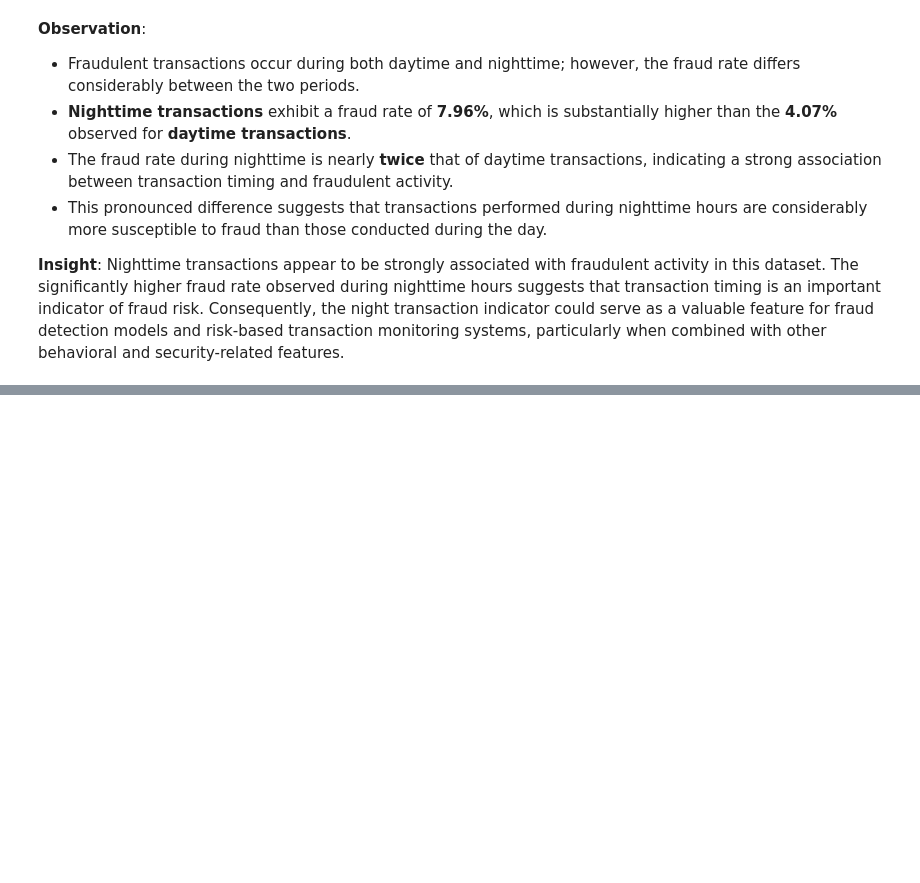
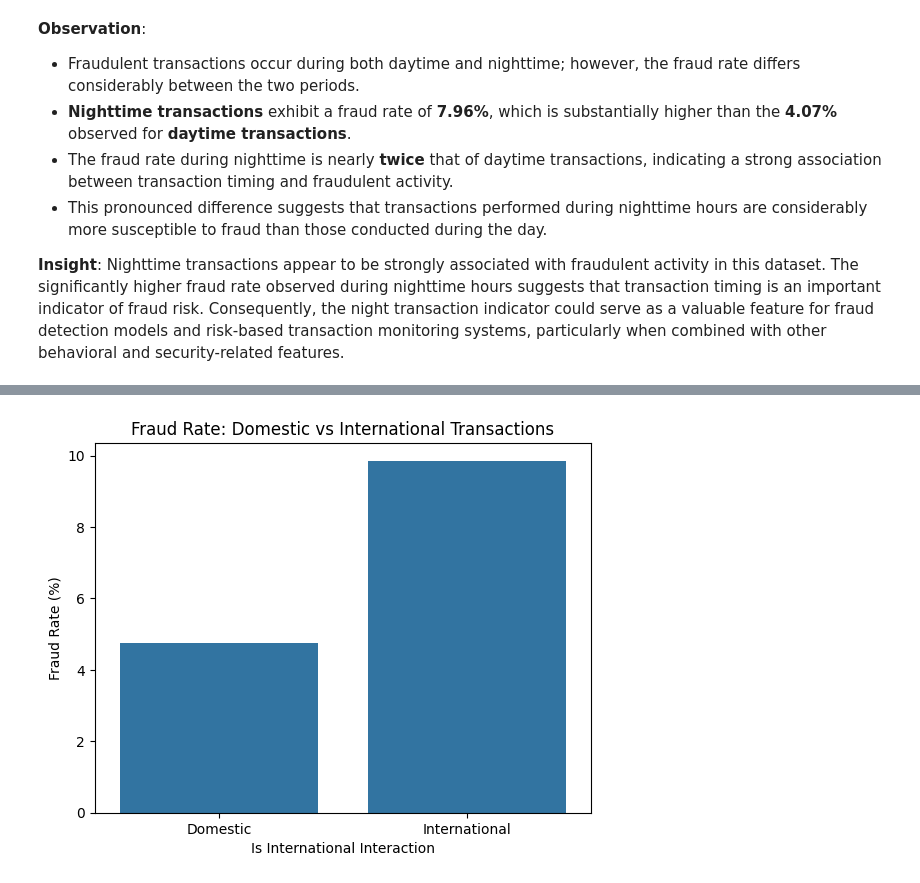
Before and after one commit to abhi-saurav-saroya/bank-fraud-eda, a Jupyter notebook: notebooks/02_exploratory_data_analysis.ipynb, the cells around one changed output, grey strips where cells are left out. Saved outputs shown, nothing was run; the diff lists cells and outputs as text; code cells hidden in the pictures; blank space fills up the shorter version.

```diff
--- a/notebooks/02_exploratory_data_analysis.ipynb
+++ b/notebooks/02_exploratory_data_analysis.ipynb
@@ -2298,0 +2340,19 @@ plt.show()
+# %%
+night_fraud_rate = (
+    df.groupby("is_international")["is_fraud"]
+      .mean()
+      .mul(100)
+)
+
+sns.barplot(
+    x=["Domestic", "International"],
+    y=night_fraud_rate.values
+)
+
+plt.title("Fraud Rate: Domestic vs International Transactions")
+plt.xlabel("Is International Interaction")
+plt.ylabel("Fraud Rate (%)")
+
+plt.show()
+# %% [output]
+[figure, added]
```
Also changed, not shown: parts of 5 cells of this notebook.
